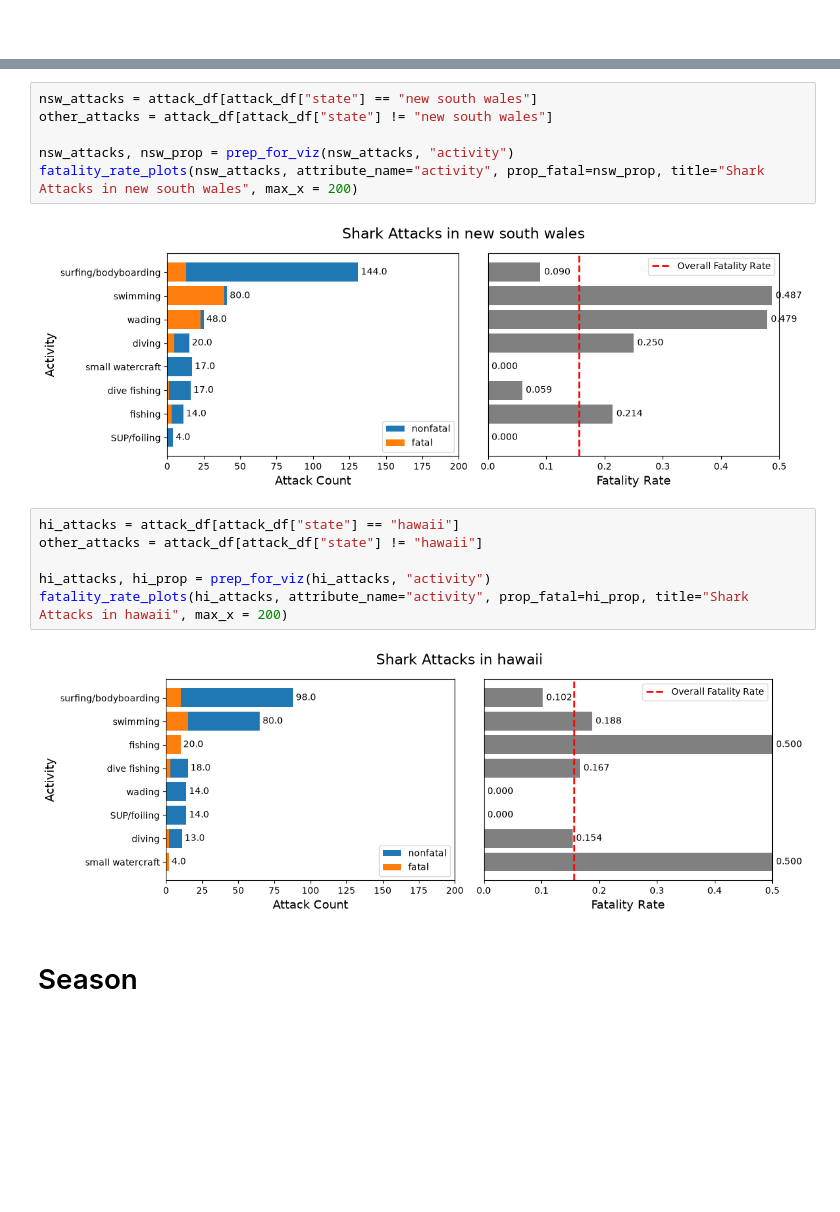
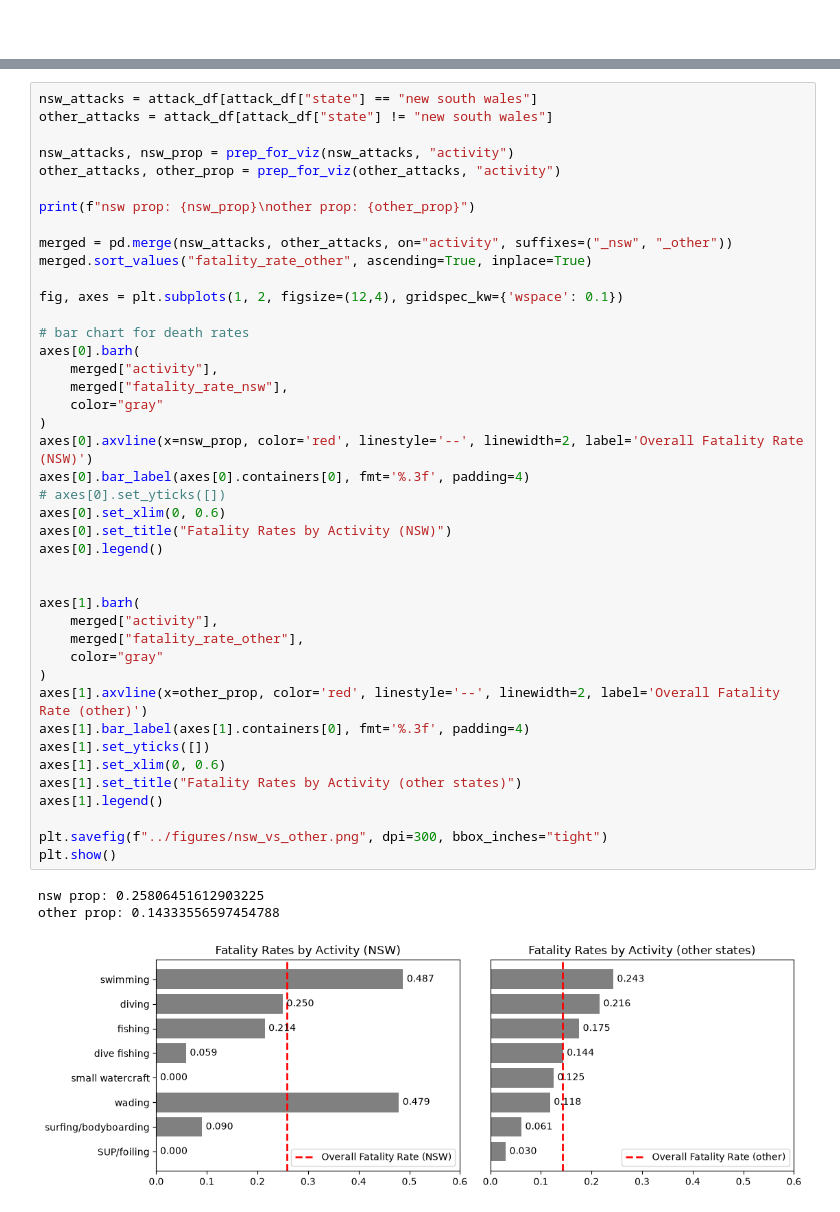
Before and after one commit to imalvarado/5650-final-project, a Jupyter notebook: code/confounders.ipynb, the cells around one changed output, grey strips where cells are left out. Saved outputs shown, nothing was run; the diff lists cells and outputs as text; blank space fills up the shorter version.

```diff
--- a/code/confounders.ipynb
+++ b/code/confounders.ipynb
@@ -108,18 +124,46 @@ fatality_rate_plots(ca_attacks, attribute_name="activity", prop_fatal=ca_prop, t
-# %%
-nsw_attacks = attack_df[attack_df["state"] == "new south wales"]
-other_attacks = attack_df[attack_df["state"] != "new south wales"]
-
-nsw_attacks, nsw_prop = prep_for_viz(nsw_attacks, "activity")
-fatality_rate_plots(nsw_attacks, attribute_name="activity", prop_fatal=nsw_prop, title="Shark Attacks in new south wales", max_x = 200)
-# %% [output]
-[figure, removed]
-# %%
-hi_attacks = attack_df[attack_df["state"] == "hawaii"]
-other_attacks = attack_df[attack_df["state"] != "hawaii"]
-
-hi_attacks, hi_prop = prep_for_viz(hi_attacks, "activity")
-fatality_rate_plots(hi_attacks, attribute_name="activity", prop_fatal=hi_prop, title="Shark Attacks in hawaii", max_x = 200)
-# %% [output]
-[figure, removed]
-# %% [markdown]
-# Season
+# %%
+nsw_attacks = attack_df[attack_df["state"] == "new south wales"]
+other_attacks = attack_df[attack_df["state"] != "new south wales"]
+
+nsw_attacks, nsw_prop = prep_for_viz(nsw_attacks, "activity")
+other_attacks, other_prop = prep_for_viz(other_attacks, "activity")
+
+print(f"nsw prop: {nsw_prop}\nother prop: {other_prop}")
+
+merged = pd.merge(nsw_attacks, other_attacks, on="activity", suffixes=("_nsw", "_other"))
+merged.sort_values("fatality_rate_other", ascending=True, inplace=True)
+
+fig, axes = plt.subplots(1, 2, figsize=(12,4), gridspec_kw={'wspace': 0.1})
+
+# bar chart for death rates
+axes[0].barh(
+    merged["activity"],
+    merged["fatality_rate_nsw"],
+    color="gray"
+)
+axes[0].axvline(x=nsw_prop, color='red', linestyle='--', linewidth=2, label='Overall Fatality Rate (NSW)')
+axes[0].bar_label(axes[0].containers[0], fmt='%.3f', padding=4)
+# axes[0].set_yticks([])
+axes[0].set_xlim(0, 0.6)
+axes[0].set_title("Fatality Rates by Activity (NSW)")
+axes[0].legend()
+
+
+axes[1].barh(
+    merged["activity"],
+    merged["fatality_rate_other"],
+    color="gray"
+)
+axes[1].axvline(x=other_prop, color='red', linestyle='--', linewidth=2, label='Overall Fatality Rate (other)')
+axes[1].bar_label(axes[1].containers[0], fmt='%.3f', padding=4)
+axes[1].set_yticks([])
+axes[1].set_xlim(0, 0.6)
+axes[1].set_title("Fatality Rates by Activity (other states)")
+axes[1].legend()
+
+plt.savefig(f"../figures/nsw_vs_other.png", dpi=300, bbox_inches="tight")
+plt.show()
+# %% [output]
+nsw prop: 0.25806451612903225
+other prop: 0.14333556597454788
+[figure, added]
```
Also changed, not shown: parts of 5 cells of this notebook, 6 other files.
